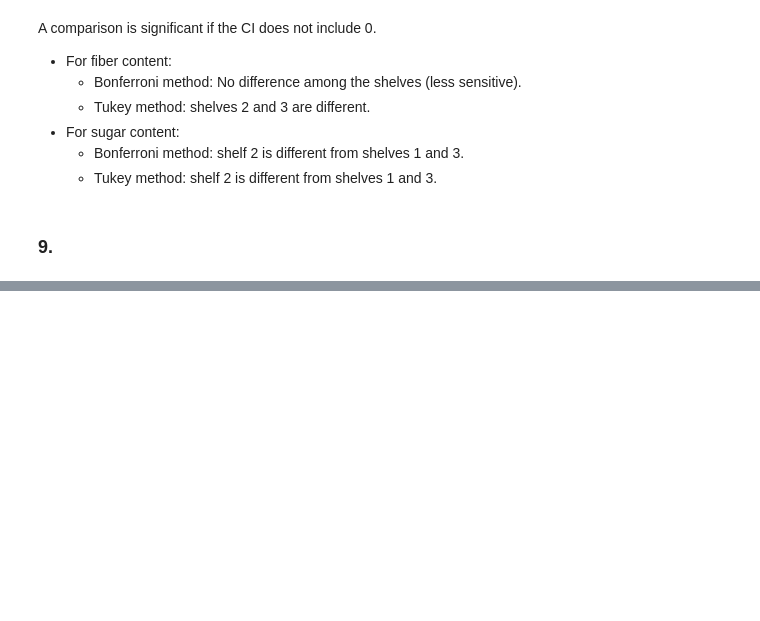
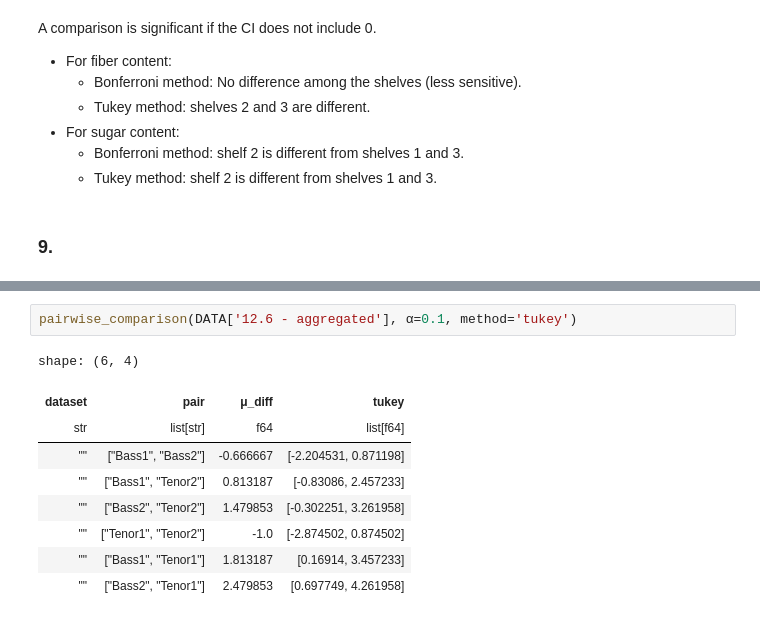
Before and after one commit to asterix314/SDAEI-Tamhane, a Jupyter notebook: ch12/Ch12.ipynb, the cells around one changed output, grey strips where cells are left out. Drawn from its saved outputs; the diff is of its cells as text; blank space fills up the shorter version.

```diff
--- a/ch12/Ch12.ipynb
+++ b/ch12/Ch12.ipynb
@@ -1013,0 +1004,12 @@ shape: (2, 2)
+# %%
+pairwise_comparison(DATA['12.6 - aggregated'], α=0.1, method='tukey')
+# %% [output]
+shape: (6, 4)
+| dataset | pair | μ_diff | tukey |
+| str | list[str] | f64 | list[f64] |
+| "" | ["Bass1", "Bass2"] | -0.666667 | [-2.204531, 0.871198] |
+| "" | ["Bass1", "Tenor2"] | 0.813187 | [-0.83086, 2.457233] |
+| "" | ["Bass2", "Tenor2"] | 1.479853 | [-0.302251, 3.261958] |
+| "" | ["Tenor1", "Tenor2"] | -1.0 | [-2.874502, 0.874502] |
+| "" | ["Bass1", "Tenor1"] | 1.813187 | [0.16914, 3.457233] |
+| "" | ["Bass2", "Tenor1"] | 2.479853 | [0.697749, 4.261958] |
```
Also changed, not shown: parts of 18 cells of this notebook.
